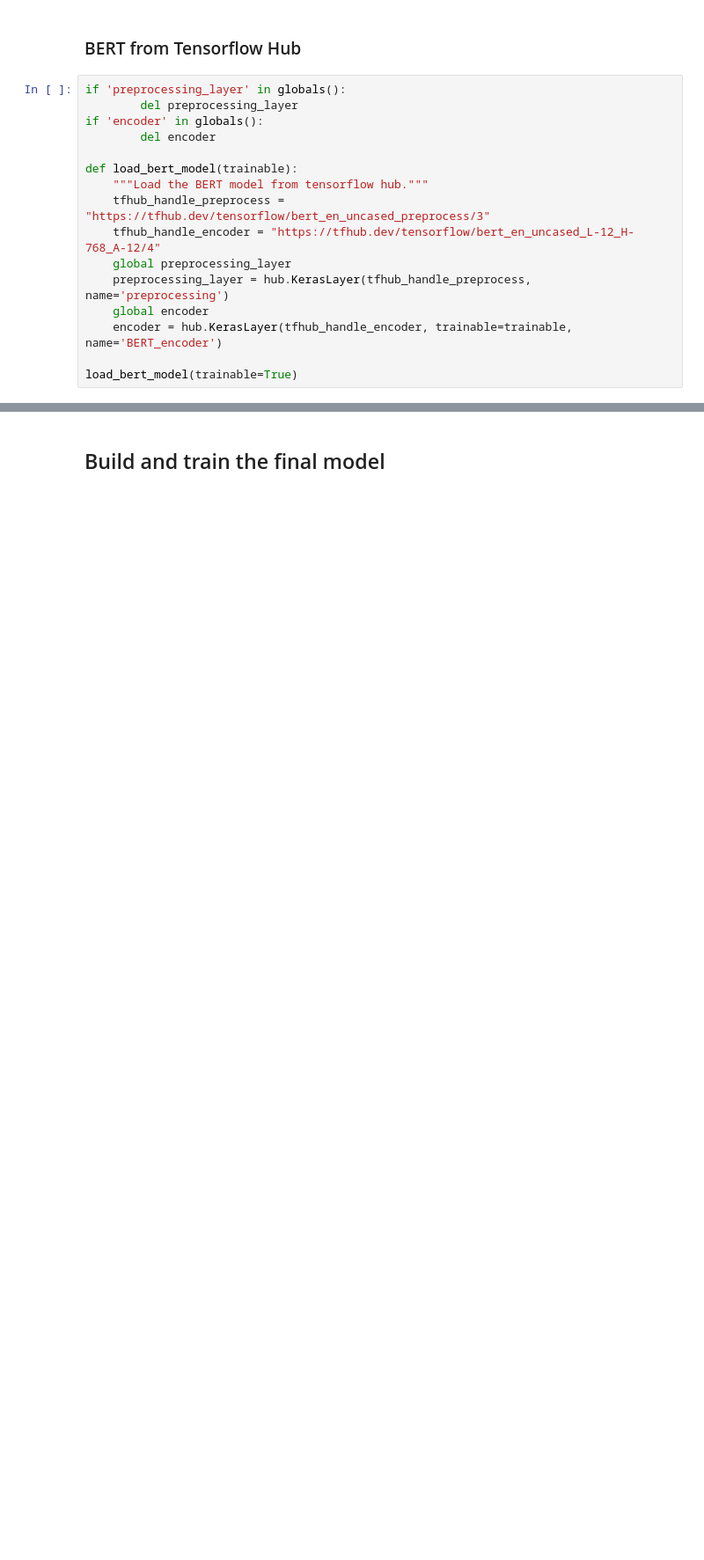
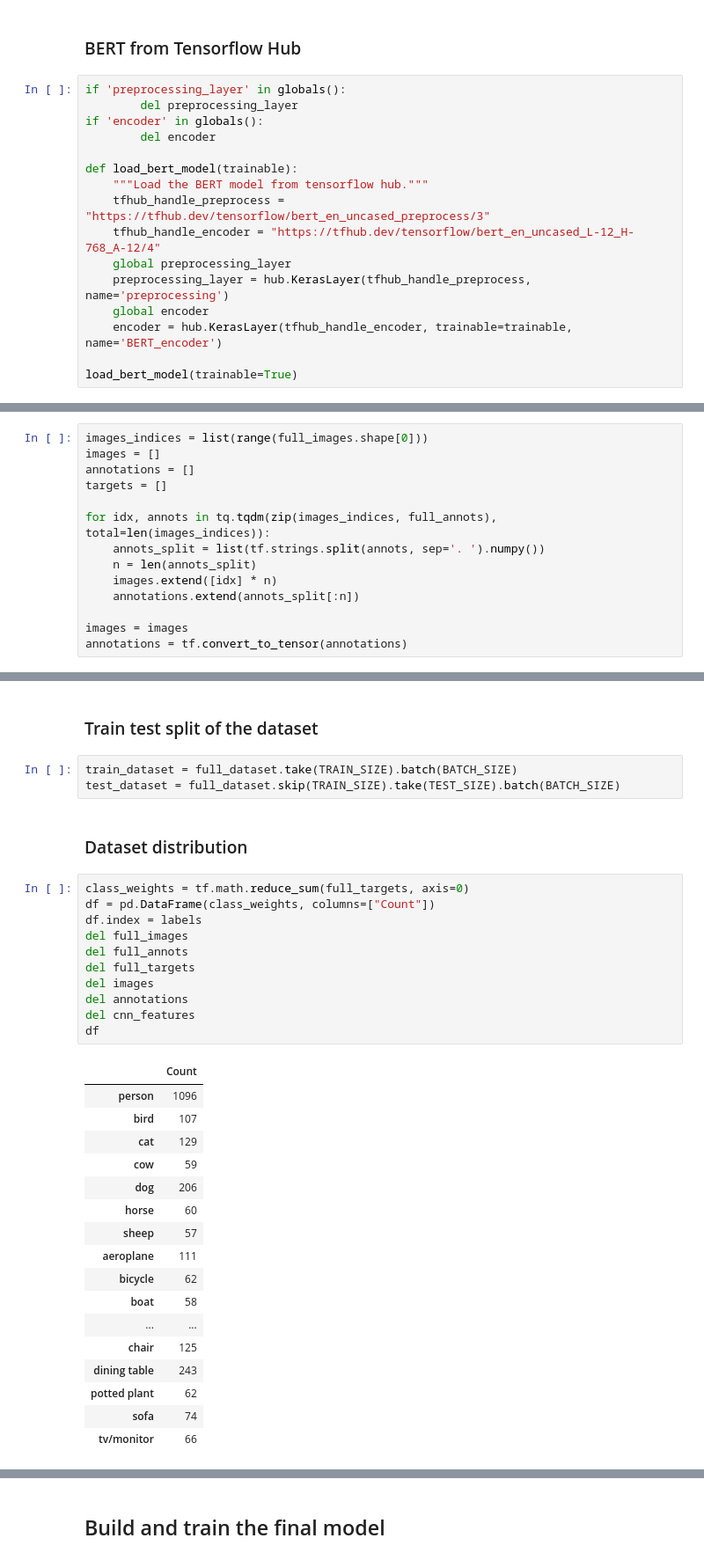
Before and after one commit to Yogesh7920/Pascal-VOC, a Jupyter notebook: Task_2.ipynb, the cells around one changed output, grey strips where cells are left out. Shown at 88% size. Cells and saved outputs as stored; diff of their text form; blank space fills up the shorter version.

```diff
--- a/Task_2.ipynb
+++ b/Task_2.ipynb
@@ -327,0 +239,14 @@ Downloading data from https://storage.googleapis.com/tensorflow/keras-applicatio
+# %%
+images_indices = list(range(full_images.shape[0]))
+images = []
+annotations = []
+targets = []
+
+for idx, annots in tq.tqdm(zip(images_indices, full_annots), total=len(images_indices)):
+    annots_split = list(tf.strings.split(annots, sep='. ').numpy())
+    n = len(annots_split)
+    images.extend([idx] * n)
+    annotations.extend(annots_split[:n])
+
+images = images
+annotations = tf.convert_to_tensor(annotations)
@@ -327,0 +285,36 @@ Downloading data from https://storage.googleapis.com/tensorflow/keras-applicatio
+# %% [markdown]
+### Train test split of the dataset
+# %%
+train_dataset = full_dataset.take(TRAIN_SIZE).batch(BATCH_SIZE)
+test_dataset = full_dataset.skip(TRAIN_SIZE).take(TEST_SIZE).batch(BATCH_SIZE)
+# %% [markdown]
+### Dataset distribution
+# %%
+class_weights = tf.math.reduce_sum(full_targets, axis=0)
+df = pd.DataFrame(class_weights, columns=["Count"])
+df.index = labels
+del full_images
+del full_annots
+del full_targets
+del images
+del annotations
+del cnn_features
+df
+# %% [output]
+|  | Count |
+| person | 1096 |
+| bird | 107 |
+| cat | 129 |
+| cow | 59 |
+| dog | 206 |
+| horse | 60 |
+| sheep | 57 |
+| aeroplane | 111 |
+| bicycle | 62 |
+| boat | 58 |
+| ... | ... |
+| chair | 125 |
+| dining table | 243 |
+| potted plant | 62 |
+| sofa | 74 |
+| tv/monitor | 66 |
```
Also changed, not shown: parts of 57 cells of this notebook.
